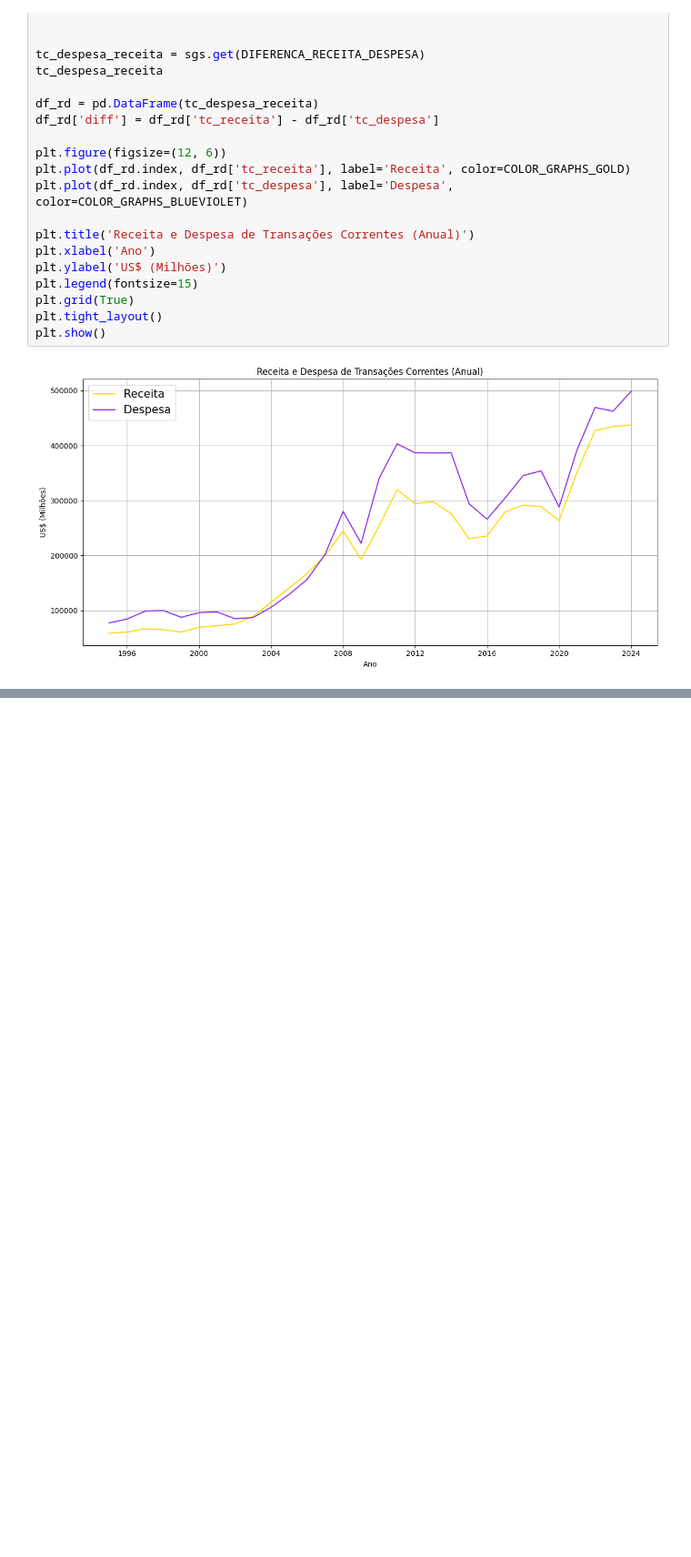
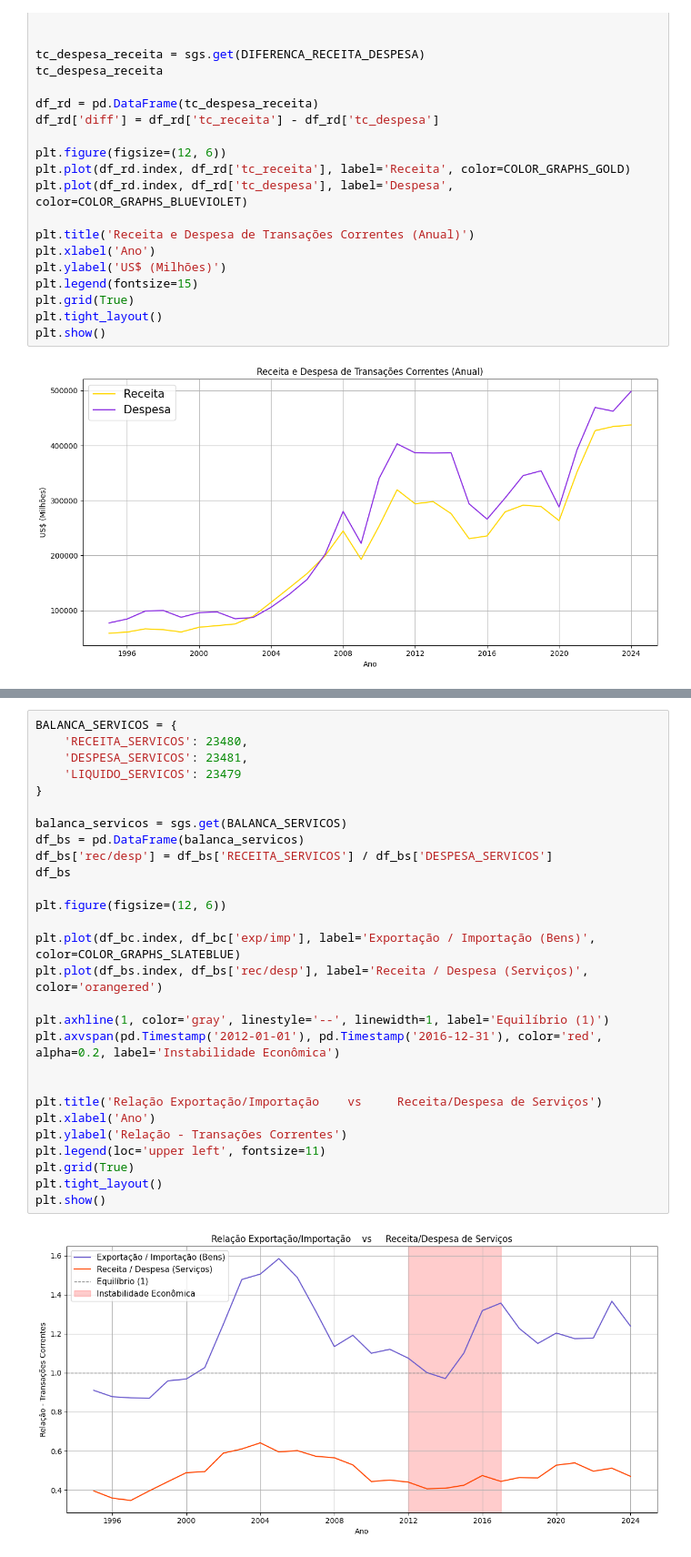
Before and after one commit to will787/transacoes-correntes-sgs-bcb, a Jupyter notebook: transaction.ipynb, the cells around one changed output, grey strips where cells are left out. Shown at 91% size. Cells and saved outputs as stored; diff of their text form; blank space fills up the shorter version.

```diff
--- a/transaction.ipynb
+++ b/transaction.ipynb
@@ -106,0 +153,30 @@ plt.show()
+# %%
+BALANCA_SERVICOS = {
+    'RECEITA_SERVICOS': 23480,
+    'DESPESA_SERVICOS': 23481,
+    'LIQUIDO_SERVICOS': 23479
+}
+
+balanca_servicos = sgs.get(BALANCA_SERVICOS)
+df_bs = pd.DataFrame(balanca_servicos)
+df_bs['rec/desp'] = df_bs['RECEITA_SERVICOS'] / df_bs['DESPESA_SERVICOS']
+df_bs
+
+plt.figure(figsize=(12, 6))
+
+plt.plot(df_bc.index, df_bc['exp/imp'], label='Exportação / Importação (Bens)', color=COLOR_GRAPHS_SLATEBLUE)
+plt.plot(df_bs.index, df_bs['rec/desp'], label='Receita / Despesa (Serviços)', color='orangered')
+
+plt.axhline(1, color='gray', linestyle='--', linewidth=1, label='Equilíbrio (1)')
+plt.axvspan(pd.Timestamp('2012-01-01'), pd.Timestamp('2016-12-31'), color='red', alpha=0.2, label='Instabilidade Econômica')
+
+
+plt.title('Relação Exportação/Importação    vs     Receita/Despesa de Serviços')
+plt.xlabel('Ano')
+plt.ylabel('Relação - Transações Correntes')
+plt.legend(loc='upper left', fontsize=11)
+plt.grid(True)
+plt.tight_layout()
+plt.show()
+# %% [output]
+[figure, added]
```
Also changed, not shown: parts of 5 cells of this notebook.
